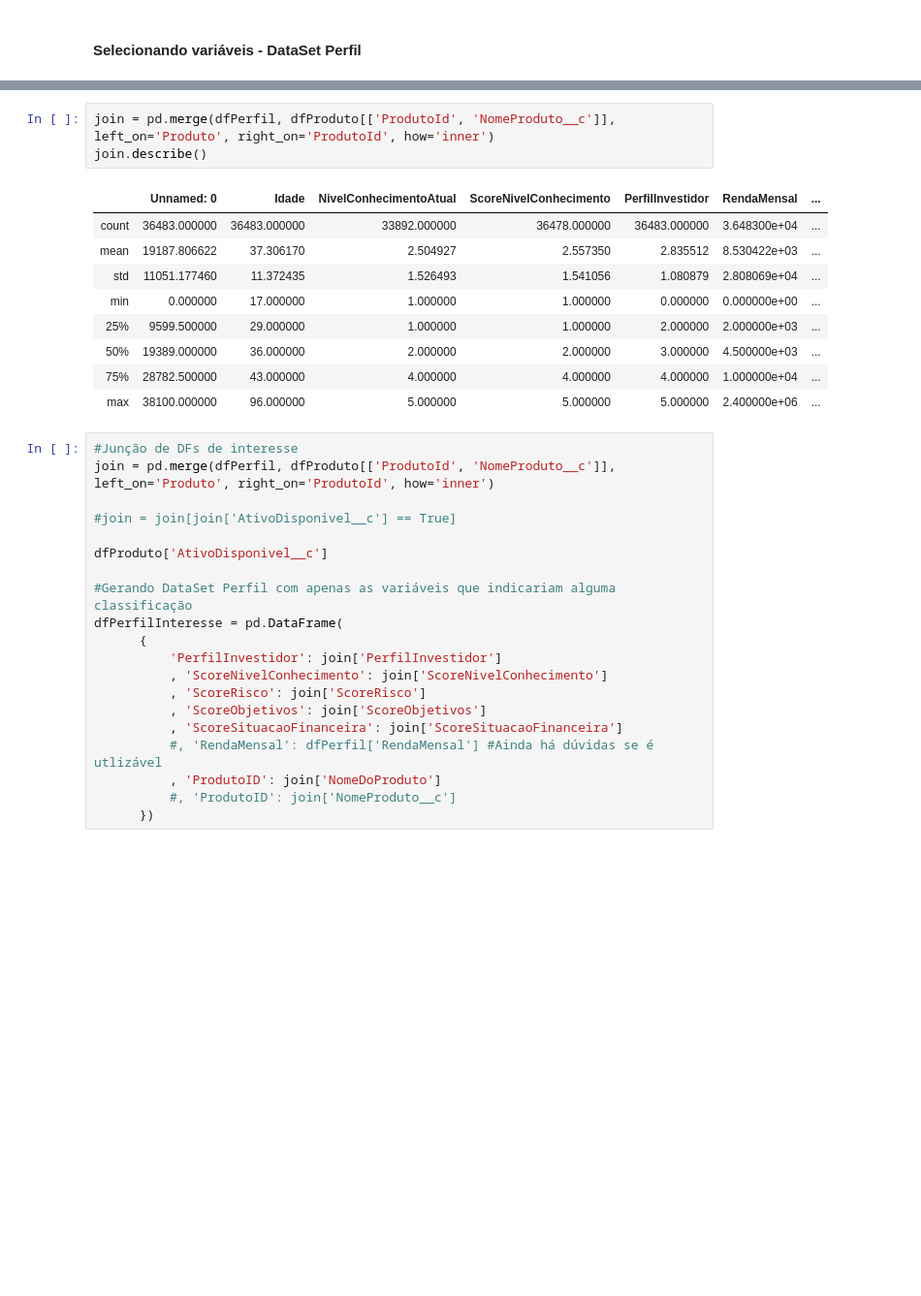
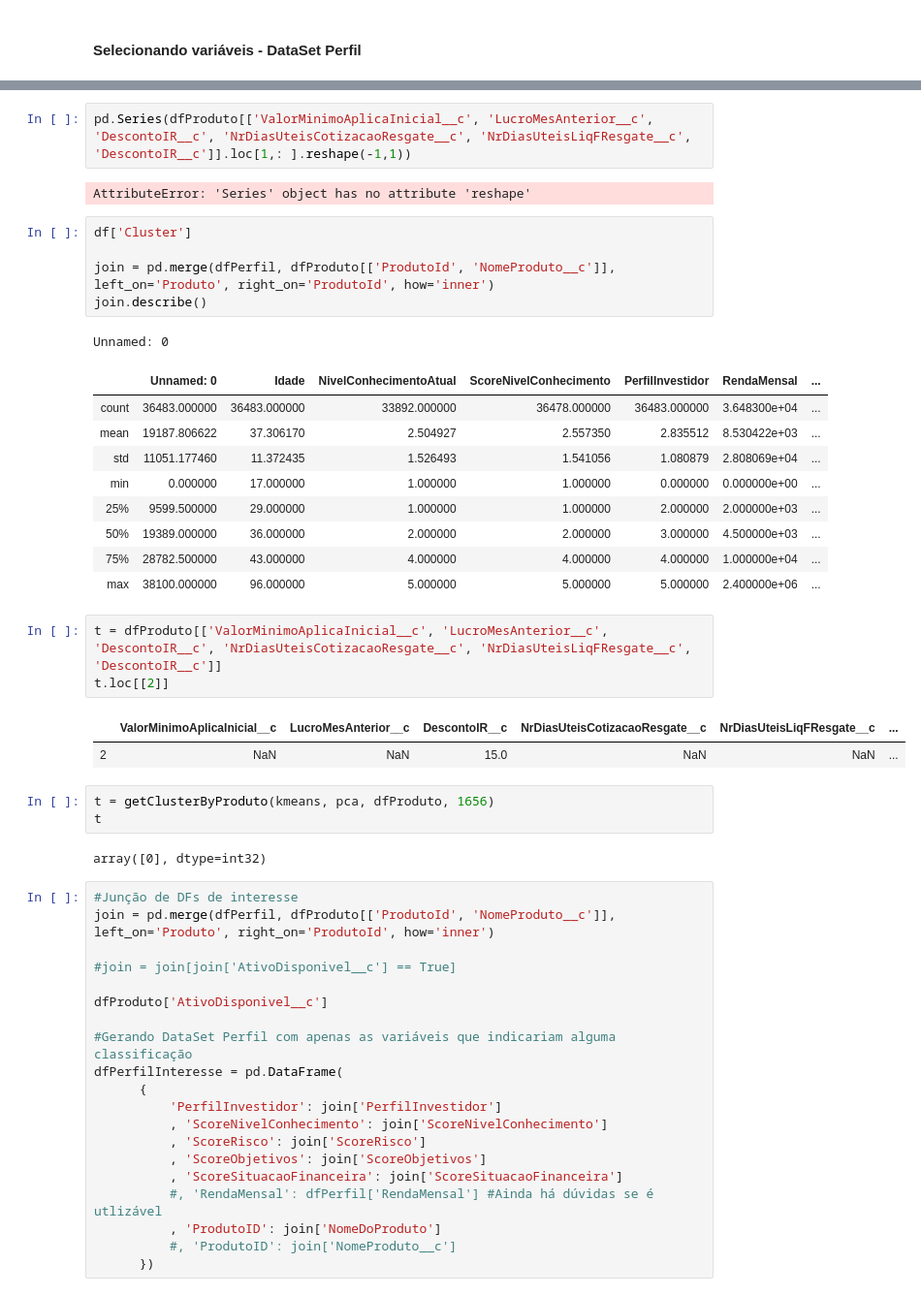
Before and after one commit to wellington-santana/pi-investimentos, a Jupyter notebook: eda_hackathon_trilha_usuario.ipynb, the cells around one changed output, grey strips where cells are left out. Shown at 97% size. Saved outputs shown, nothing was run; the diff lists cells and outputs as text; blank space fills up the shorter version.

```diff
--- a/eda_hackathon_trilha_usuario.ipynb
+++ b/eda_hackathon_trilha_usuario.ipynb
@@ -518,7 +561,14 @@ pd.concat(g for _, g in dfPerfil.groupby('Id') if len(g) > 1).head(5)
+# %%
+pd.Series(dfProduto[['ValorMinimoAplicaInicial__c', 'LucroMesAnterior__c', 'DescontoIR__c', 'NrDiasUteisCotizacaoResgate__c', 'NrDiasUteisLiqFResgate__c', 'DescontoIR__c']].loc[1,: ].reshape(-1,1))
+# %% [output]
+AttributeError: 'Series' object has no attribute 'reshape'
 # %%
+df['Cluster']
+
 join = pd.merge(dfPerfil, dfProduto[['ProdutoId', 'NomeProduto__c']], left_on='Produto', right_on='ProdutoId', how='inner')
 join.describe()
 # %% [output]
+Unnamed: 0
 |  | Unnamed: 0 | Idade | NivelConhecimentoAtual | ScoreNivelConhecimento | PerfilInvestidor | RendaMensal | ... |
 | count | 36483.000000 | 36483.000000 | 33892.000000 | 36478.000000 | 36483.000000 | 3.648300e+04 | ... |
 | mean | 19187.806622 | 37.306170 | 2.504927 | 2.557350 | 2.835512 | 8.530422e+03 | ... |
@@ -528,6 +578,17 @@ join.describe()
 | 50% | 19389.000000 | 36.000000 | 2.000000 | 2.000000 | 3.000000 | 4.500000e+03 | ... |
 | 75% | 28782.500000 | 43.000000 | 4.000000 | 4.000000 | 4.000000 | 1.000000e+04 | ... |
 | max | 38100.000000 | 96.000000 | 5.000000 | 5.000000 | 5.000000 | 2.400000e+06 | ... |
+# %%
+t = dfProduto[['ValorMinimoAplicaInicial__c', 'LucroMesAnterior__c', 'DescontoIR__c', 'NrDiasUteisCotizacaoResgate__c', 'NrDiasUteisLiqFResgate__c', 'DescontoIR__c']]
+t.loc[[2]]
+# %% [output]
+|  | ValorMinimoAplicaInicial__c | LucroMesAnterior__c | DescontoIR__c | NrDiasUteisCotizacaoResgate__c | NrDiasUteisLiqFResgate__c | ... |
+| 2 | NaN | NaN | 15.0 | NaN | NaN | ... |
+# %%
+t = getClusterByProduto(kmeans, pca, dfProduto, 1656)
+t
+# %% [output]
+array([0], dtype=int32)
 # %%
 #Junção de DFs de interesse
 join = pd.merge(dfPerfil, dfProduto[['ProdutoId', 'NomeProduto__c']], left_on='Produto', right_on='ProdutoId', how='inner')
```
Also changed, not shown: parts of 7 cells of this notebook.
